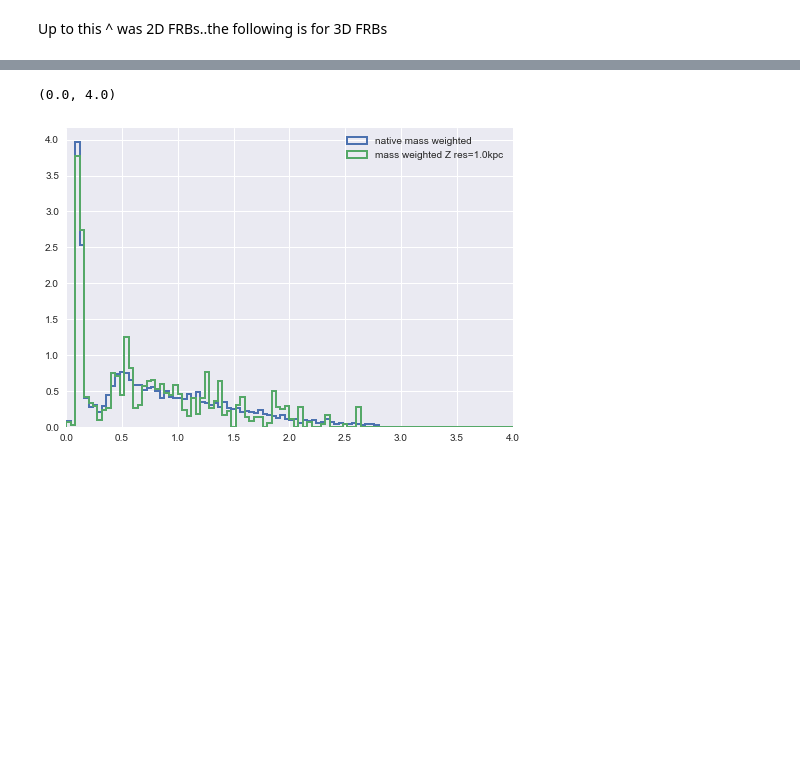
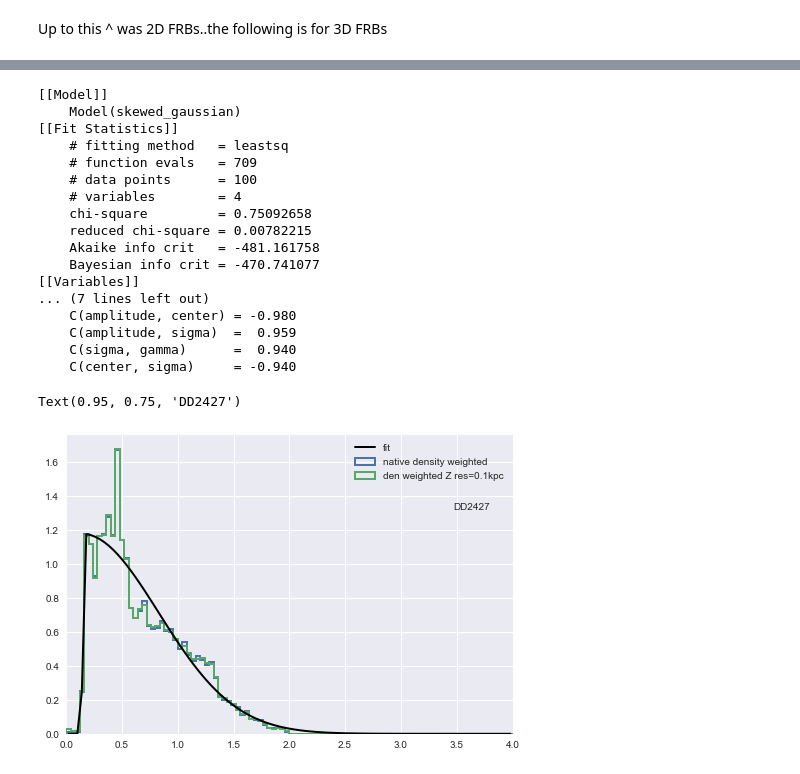
Before and after one commit to foggie-sims/foggie, a Jupyter notebook: foggie/ayan_acharyya_codes/Zscatter_tests.ipynb, the cells around one changed output, grey strips where cells are left out. Drawn from its saved outputs; the diff is of its cells as text; code cells hidden in the pictures; blank space fills up the shorter version.

```diff
--- a/foggie/ayan_acharyya_codes/Zscatter_tests.ipynb
+++ b/foggie/ayan_acharyya_codes/Zscatter_tests.ipynb
@@ -22,7 +22,7 @@ def get_halo_center(ds, center_guess, radius=50):
 # %%
-foggie_dir = '/Volumes/Elements/foggieforayan/' # '/Users/acharyya/models/simulation_output/foggie/' #
+foggie_dir = '/Users/acharyya/models/simulation_output/foggie/' #'/Volumes/Elements/foggieforayan/' #
 halo = '8508'
 run = 'nref11c_nref9f'
-output = 'DD1478'
+output = 'DD2427'
 ds = yt.load(foggie_dir + 'halo_00' + halo + '/' + run + '/' + output + '/' + output)
 # %% [output]
@@ -40,7 +40,7 @@ yt : [INFO     ] 2022-08-15 18:53:38,698 Parameters: hubble_constant           =
 galrad = 10 # kpc
 galrad = galrad / (1 + ds.current_redshift) / 0.695 # to convert to comoving galrad ckpch^-1 as sopposed to physical galrad kpc
 box_width = 2 * galrad # kpc
-res = 1 # kpc
+res = 0.1 # kpc
 nbins = 100
 xmax = 4
 field = ('gas', 'metallicity')
@@ -267,8 +194,36 @@ len(Zres_div), np.shape(Zres_div),  np.median(Zres_div)
 # %%
-plt.hist(Znative, bins=nbins, range=(0, xmax), histtype='step', lw=2, density=True, weights=mnative, label='native mass weighted')
-plt.hist(Zres_direct.flatten(), bins=nbins, range=(0, xmax), histtype='step', lw=2, density=True, weights=mass_res.flatten(), label='mass weighted Z res=%.1Fkpc'%(res))
+model = SkewedGaussianModel()
+params = model.make_params(amplitude=0.5, center=0.5, sigma=0.5, gamma=0)
+
+y, x = np.histogram(Zres_direct.flatten(), bins=nbins, density=True, weights=mass_res.flatten(), range=(0, xmax))
+x = x[:-1] + np.diff(x)/2
+result = model.fit(y, params, x=x)
+print(result.fit_report())
+
+plt.hist(Znative, bins=nbins, range=(0, xmax), histtype='step', lw=2, density=True, weights=dnative, label='native density weighted')
+plt.hist(Zres_direct.flatten(), bins=nbins, range=(0, xmax), histtype='step', lw=2, density=True, weights=mass_res.flatten(), label='den weighted Z res=%.1Fkpc'%(res))
+plt.plot(x, result.best_fit, c='k', lw=2, label='fit')
 plt.legend()
 plt.xlim(0, xmax)
+ax=plt.gca()
+plt.text(0.95, 0.75, args.output, ha='right', transform=ax.transAxes)
 # %% [output]
-(0.0, 4.0)
+[[Model]]
+    Model(skewed_gaussian)
+[[Fit Statistics]]
+    # fitting method   = leastsq
+    # function evals   = 709
+    # data points      = 100
+    # variables        = 4
+    chi-square         = 0.75092658
+    reduced chi-square = 0.00782215
+    Akaike info crit   = -481.161758
+    Bayesian info crit = -470.741077
+[[Variables]]
+... (7 lines left out)
+    C(amplitude, center) = -0.980
+    C(amplitude, sigma)  =  0.959
+    C(sigma, gamma)      =  0.940
+    C(center, sigma)     = -0.940
+Text(0.95, 0.75, 'DD2427')
-[figure, old version]
+[figure, new version]
```
Also changed, not shown: parts of 39 cells of this notebook, 3 other files.
